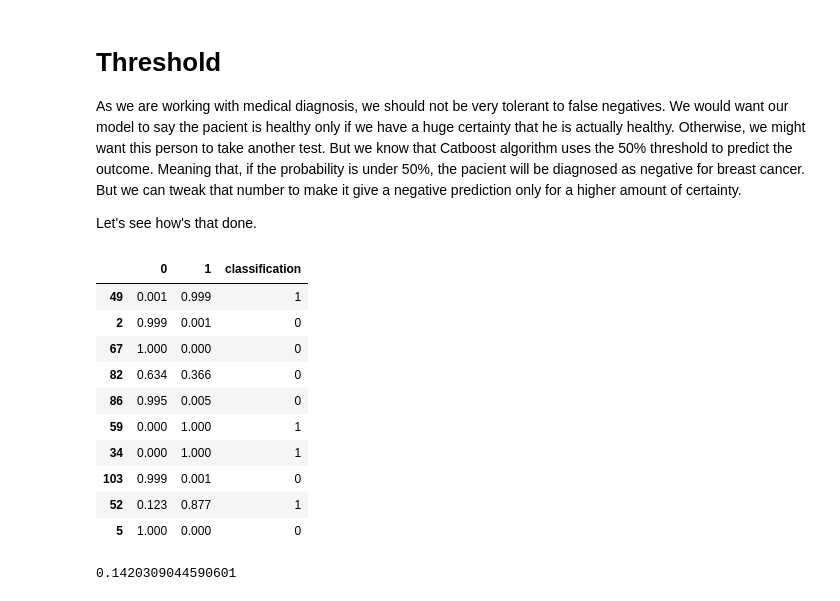
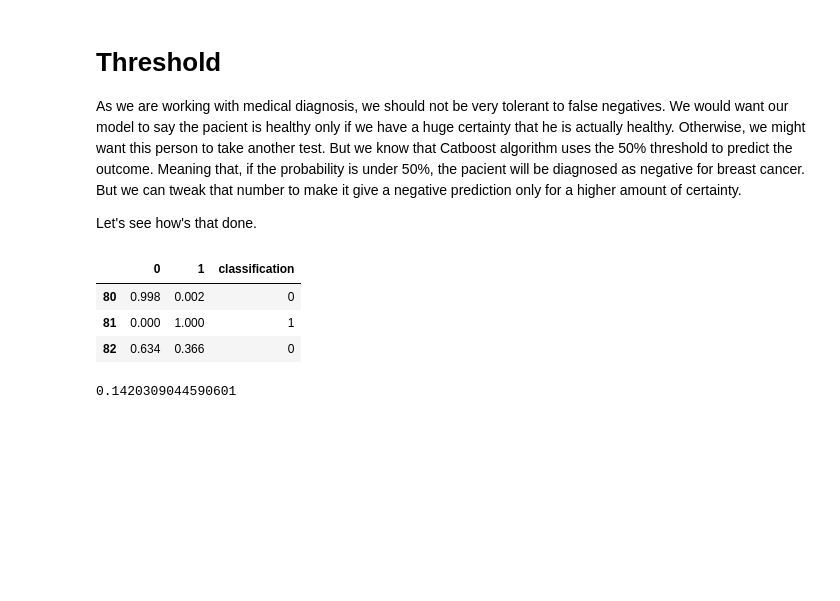
Before and after one commit to gurezende/Studying, a Jupyter notebook: Python/CatBoost/CatBoost_threshold.ipynb, the cells around one changed output. Drawn from its saved outputs; the diff is of its cells as text; code cells hidden in the pictures; blank space fills up the shorter version.

```diff
--- a/Python/CatBoost/CatBoost_threshold.ipynb
+++ b/Python/CatBoost/CatBoost_threshold.ipynb
@@ -150,20 +150,13 @@ Let's see how's that done.
 # %%
 # Regular predictions
 default_preds = pd.DataFrame(model2.predict_proba(test_pool2).round(3))
 default_preds['classification'] = model2.predict(test_pool2)
-default_preds.sample(10)
+default_preds[80:83]
 # %% [output]
 |  | 0 | 1 | classification |
-| 49 | 0.001 | 0.999 | 1 |
-| 2 | 0.999 | 0.001 | 0 |
-| 67 | 1.000 | 0.000 | 0 |
+| 80 | 0.998 | 0.002 | 0 |
+| 81 | 0.000 | 1.000 | 1 |
 | 82 | 0.634 | 0.366 | 0 |
-| 86 | 0.995 | 0.005 | 0 |
-| 59 | 0.000 | 1.000 | 1 |
-| 34 | 0.000 | 1.000 | 1 |
-| 103 | 0.999 | 0.001 | 0 |
-| 52 | 0.123 | 0.877 | 1 |
-| 5 | 1.000 | 0.000 | 0 |
 # %%
 from catboost.utils import select_threshold
 # Finding the right threshold
```
Also changed, not shown: parts of 4 cells of this notebook.
